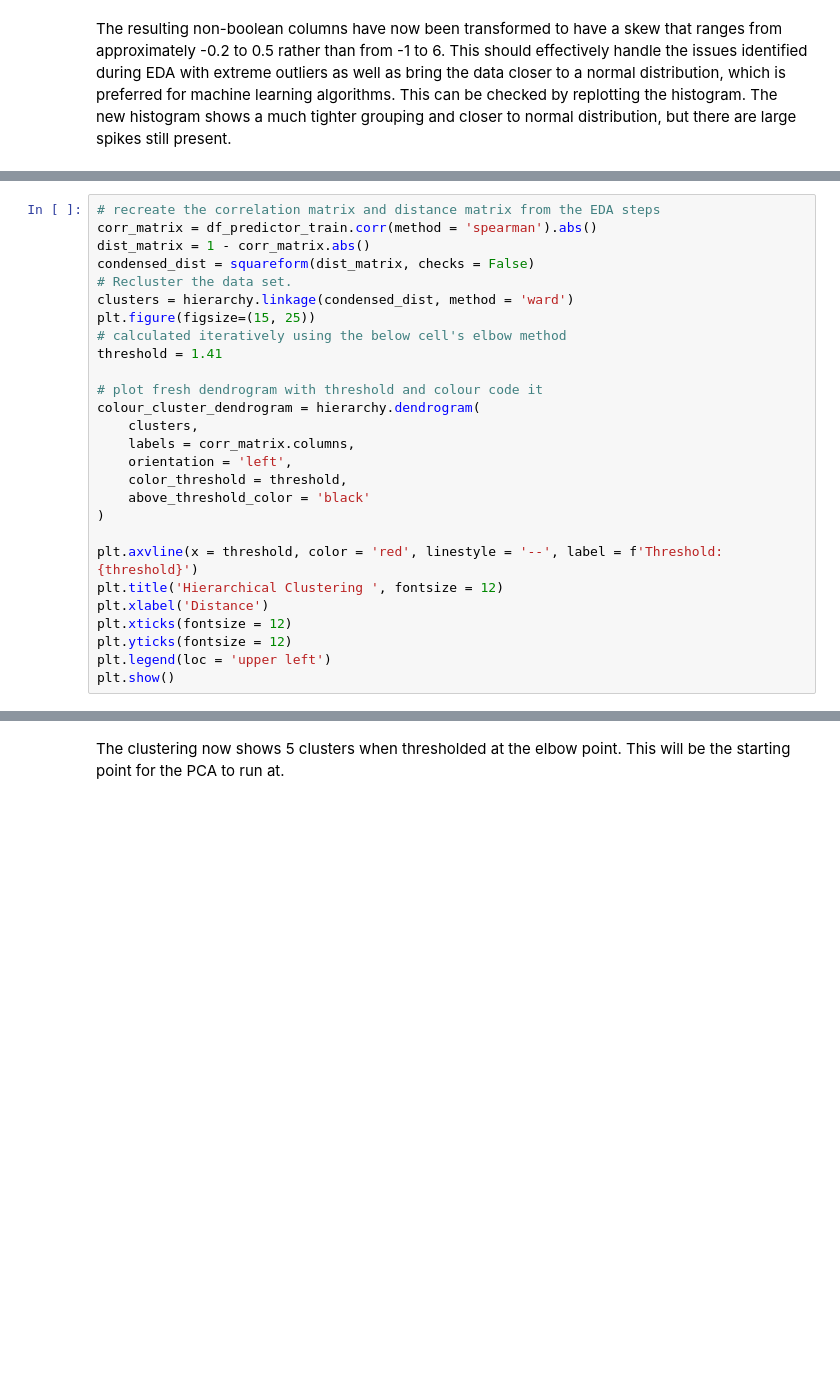
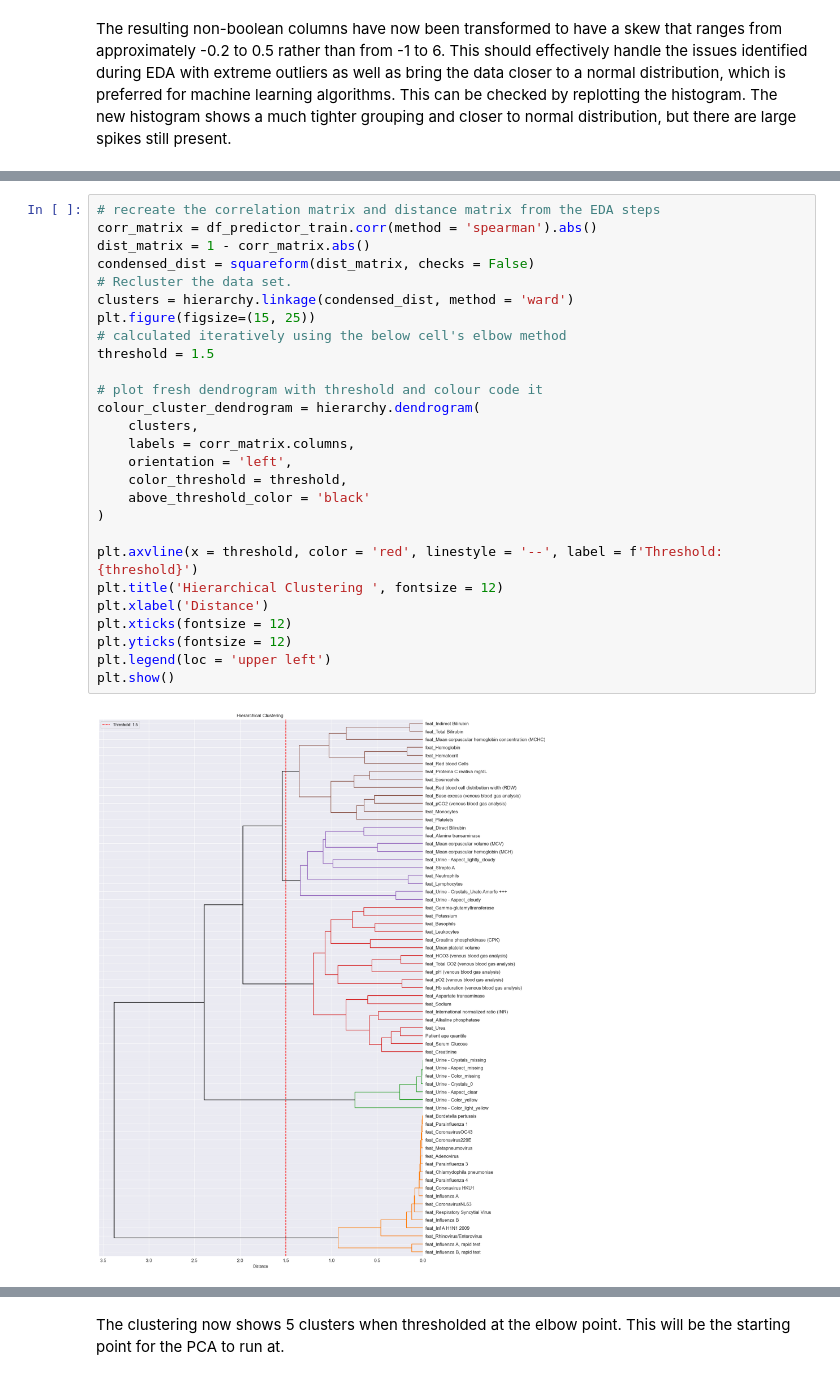
Before and after one commit to TheCherubQueen/DC3DMN, a Jupyter notebook: cw/DC3DMN_Report.ipynb, the cells around one changed output, grey strips where cells are left out. Saved outputs shown, nothing was run; the diff lists cells and outputs as text; blank space fills up the shorter version.

```diff
--- a/cw/DC3DMN_Report.ipynb
+++ b/cw/DC3DMN_Report.ipynb
@@ -421,30 +722,32 @@ Principal Component Analysis (PCA) is a form of feature reduction that groups da
 # %%
 # recreate the correlation matrix and distance matrix from the EDA steps
 corr_matrix = df_predictor_train.corr(method = 'spearman').abs()
 dist_matrix = 1 - corr_matrix.abs()
 condensed_dist = squareform(dist_matrix, checks = False)
 # Recluster the data set.
 clusters = hierarchy.linkage(condensed_dist, method = 'ward')
 plt.figure(figsize=(15, 25))
 # calculated iteratively using the below cell's elbow method
-threshold = 1.41
+threshold = 1.5
 
 # plot fresh dendrogram with threshold and colour code it
 colour_cluster_dendrogram = hierarchy.dendrogram(
     clusters,
     labels = corr_matrix.columns,
     orientation = 'left',
     color_threshold = threshold,
     above_threshold_color = 'black'
 )
 
 plt.axvline(x = threshold, color = 'red', linestyle = '--', label = f'Threshold: {threshold}')
 plt.title('Hierarchical Clustering ', fontsize = 12)
 plt.xlabel('Distance')
 plt.xticks(fontsize = 12)
 plt.yticks(fontsize = 12)
 plt.legend(loc = 'upper left')
 plt.show()
+# %% [output]
+[figure, added]
 # %%
 # rerun elbow method check.
 distances = clusters[-10:, 2]
```
Also changed, not shown: parts of 46 cells of this notebook, 1 other file.
